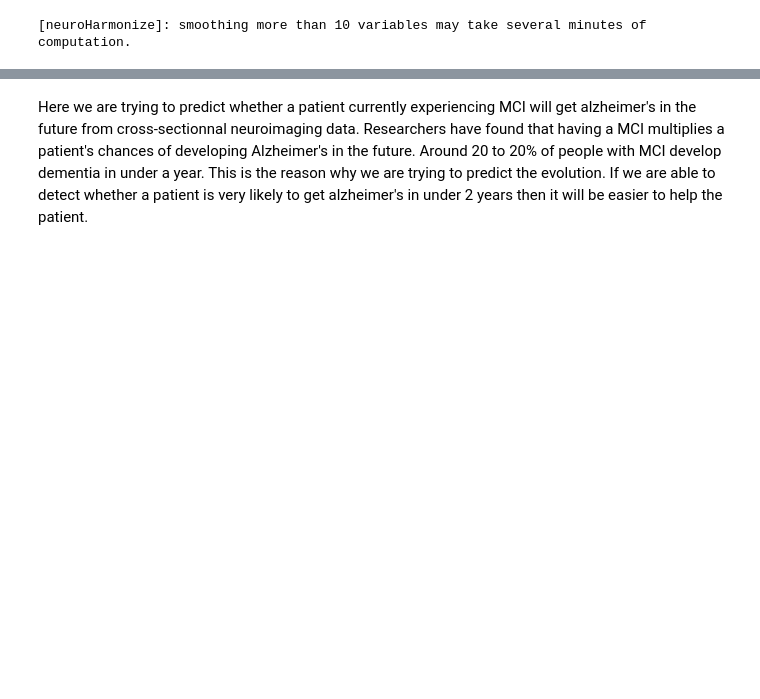
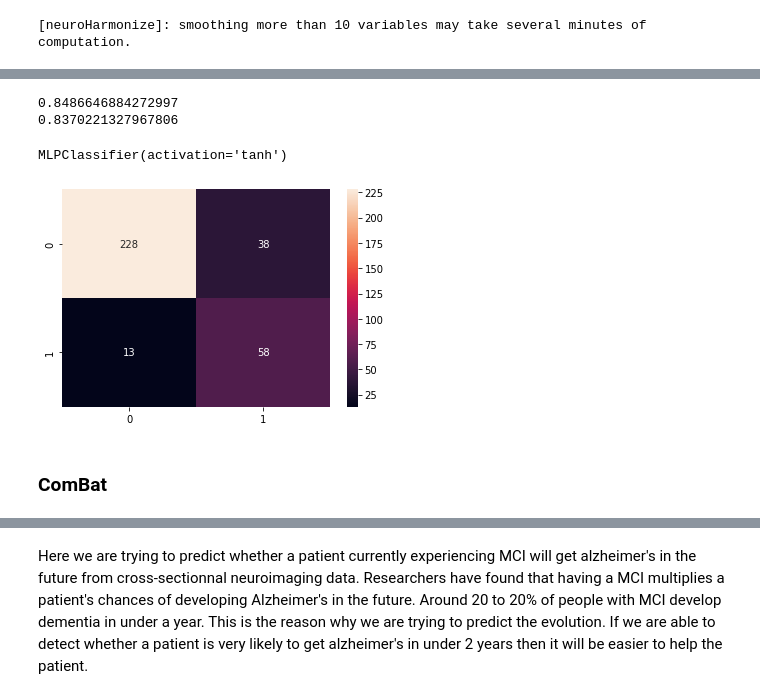
Before and after one commit to V1ncenttt/FYP-Alzheimer-Harmonisation, a Jupyter notebook: src/new_classifiers.ipynb, the cells around one changed output, grey strips where cells are left out. Drawn from its saved outputs; the diff is of its cells as text; code cells hidden in the pictures; blank space fills up the shorter version.

```diff
--- a/src/new_classifiers.ipynb
+++ b/src/new_classifiers.ipynb
@@ -727,0 +523,2 @@ svc_disp = RocCurveDisplay.from_estimator(trained_model, X_test.loc[:,cols_c], y
+# %%
+x_t_cv, y_t_cv = create_validate_model(X_train_cov.T, y_train.loc[X_train_cov.T.index], True)
@@ -727,0 +536,22 @@ svc_disp = RocCurveDisplay.from_estimator(trained_model, X_test.loc[:,cols_c], y
+# %%
+param_grid = {
+    'hidden_layer_sizes': [(50,50,50), (50,100,50), (100,)],
+    'activation': ['tanh', 'relu'],
+    'solver': ['sgd', 'adam'],
+    'alpha': [0.0001, 0.05],
+    'learning_rate': ['constant','adaptive'],
+}
+
+grid = GridSearchCV(MLPClassifier(),param_grid,refit=True,verbose=2)
+grid.fit(x_t_cv, y_t_cv)
+print(grid.best_estimator_)
+# %%
+model_cov = MLPClassifier(activation='tanh')
+evaluate_model(model_cov, x_t_cv, y_t_cv, X_test, y_test)
+# %% [output]
+0.8486646884272997
+0.8370221327967806
+MLPClassifier(activation='tanh')
+[figure, added]
+# %% [markdown]
+### ComBat
```
Also changed, not shown: parts of 197 cells of this notebook, 1 other file.
